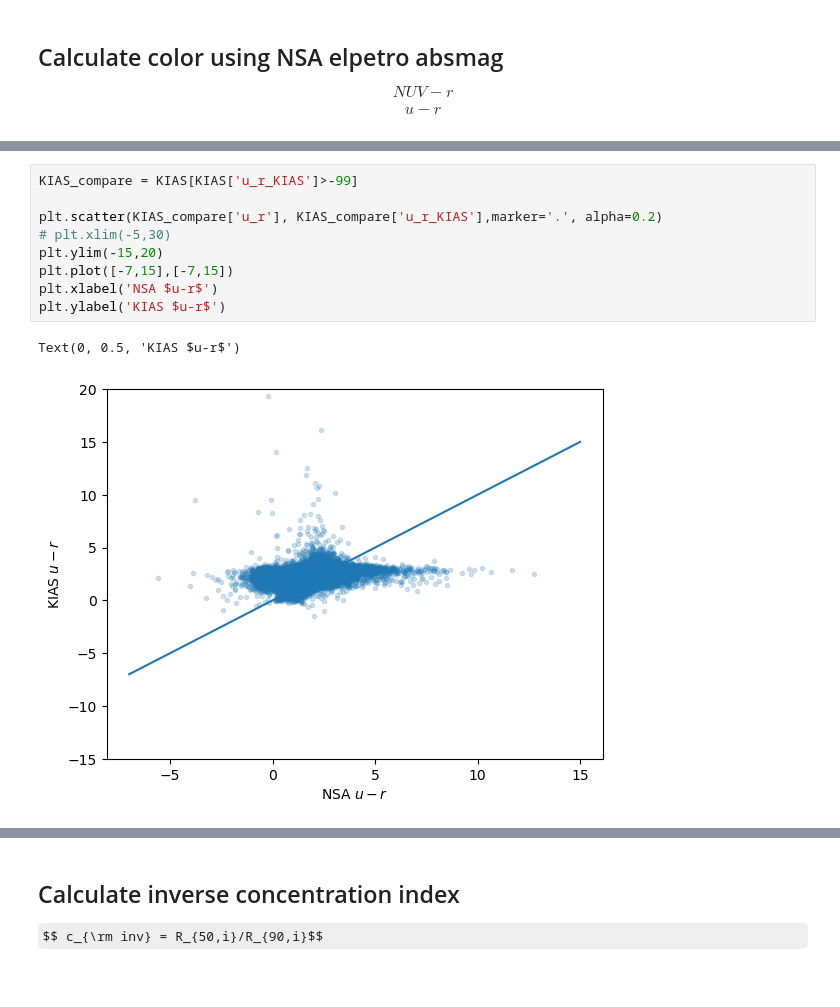
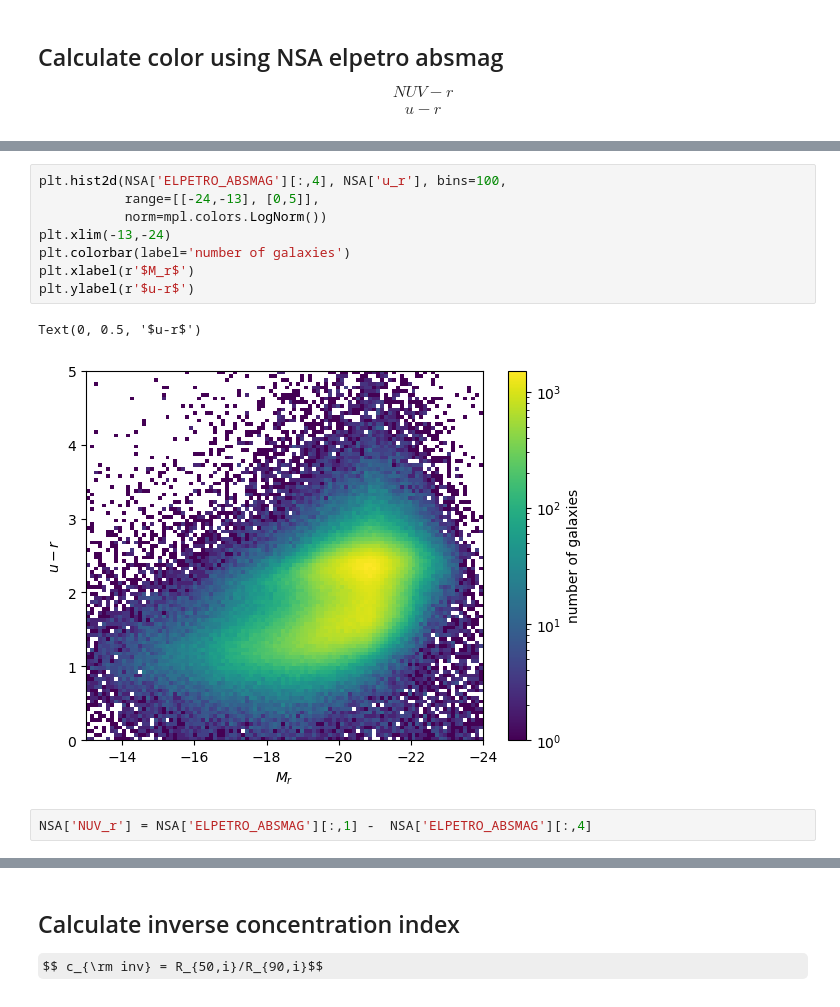
Before and after one commit to DESI-UR/GV_classification, a Jupyter notebook: NSA_properties_v2.ipynb, the cells around one changed output, grey strips where cells are left out. Drawn from its saved outputs; the diff is of its cells as text; some formulas as TeX source.

```diff
--- a/NSA_properties_v2.ipynb
+++ b/NSA_properties_v2.ipynb
@@ -58,12 +40,13 @@ Text(0.5, 0, 'NSA $NUV - r$')
-# %%
-KIAS_compare = KIAS[KIAS['u_r_KIAS']>-99]
-
-plt.scatter(KIAS_compare['u_r'], KIAS_compare['u_r_KIAS'],marker='.', alpha=0.2)
-# plt.xlim(-5,30)
-plt.ylim(-15,20)
-plt.plot([-7,15],[-7,15])
-plt.xlabel('NSA $u-r$')
-plt.ylabel('KIAS $u-r$')
-# %% [output]
-Text(0, 0.5, 'KIAS $u-r$')
-[figure, removed]
+# %%
+plt.hist2d(NSA['ELPETRO_ABSMAG'][:,4], NSA['u_r'], bins=100,
+           range=[[-24,-13], [0,5]],
+           norm=mpl.colors.LogNorm())
+plt.xlim(-13,-24)
+plt.colorbar(label='number of galaxies')
+plt.xlabel(r'$M_r$')
+plt.ylabel(r'$u-r$')
+# %% [output]
+Text(0, 0.5, '$u-r$')
+[figure, added]
+# %%
+NSA['NUV_r'] = NSA['ELPETRO_ABSMAG'][:,1] -  NSA['ELPETRO_ABSMAG'][:,4]
```
Also changed, not shown: parts of 14 cells of this notebook.
